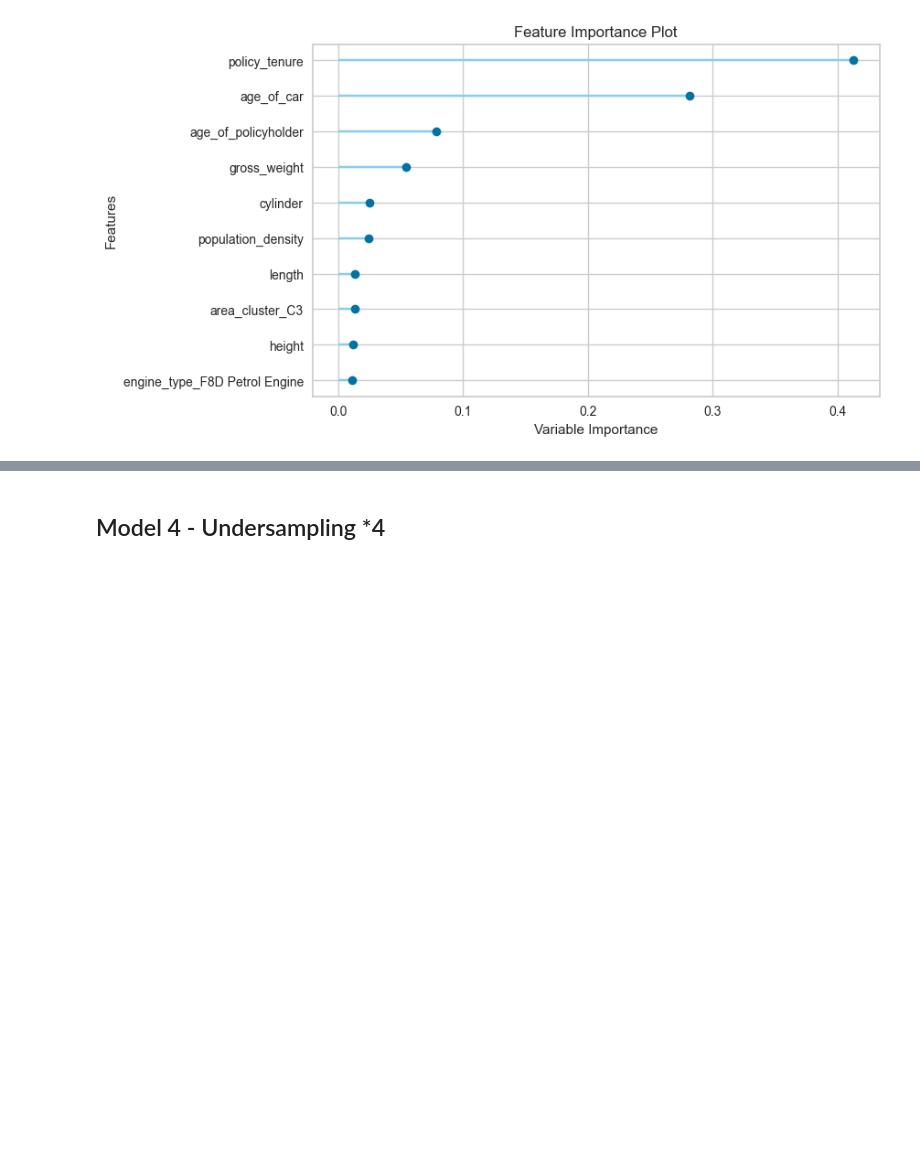
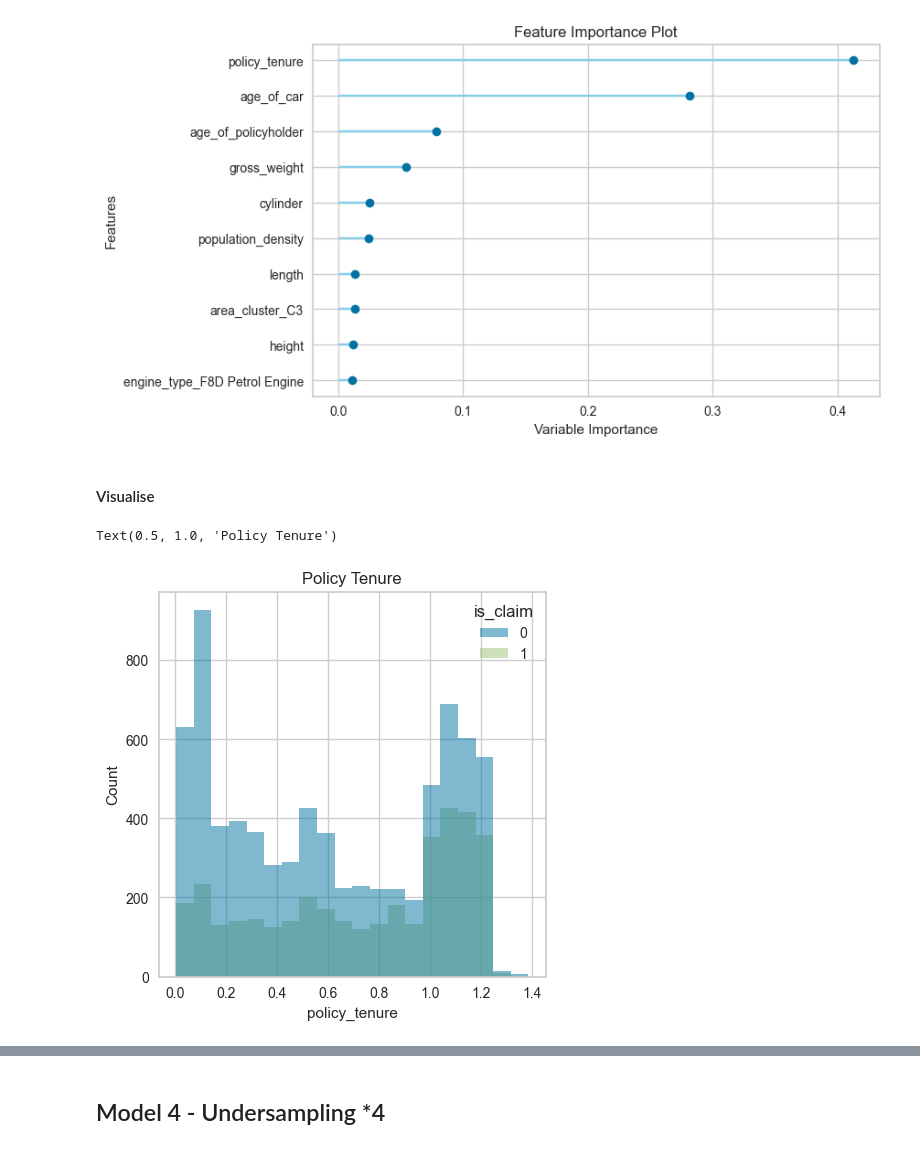
Before and after one commit to AI-13/Car-Insurance-Claim-Prediction, a Jupyter notebook: Car Insurance Claim Modelling 1.ipynb, the cells around one changed output, grey strips where cells are left out. Cells and saved outputs as stored; diff of their text form; code cells hidden in the pictures; blank space fills up the shorter version.

Commit message:
Visualisation of key features at the end of PyCaret model.

```diff
--- a/Car Insurance Claim Modelling 1.ipynb
+++ b/Car Insurance Claim Modelling 1.ipynb
@@ -841,3 +841,18 @@ plot_model(output3, plot = 'feature')
 # %% [output]
 [interactive output not drawn]
 [figure]
+# %% [markdown]
+#### Visualise
+# %%
+# # plot
+# fig, ax = plt.subplots(figsize=(5, 5))
+# sns.histplot(data=DF2, x='policy_tenure', hue='is_claim', stat='count', edgecolor=None)
+# ax.set_title('Policy Tenure')
+
+# plot
+fig, ax = plt.subplots(figsize=(5, 5))
+sns.histplot(data=DF2_Undersampled, x='policy_tenure', hue='is_claim', stat='count', edgecolor=None)
+ax.set_title('Policy Tenure')
+# %% [output]
+Text(0.5, 1.0, 'Policy Tenure')
+[figure, added]
```
Also changed, not shown: parts of 7 cells of this notebook, 1 other file.
